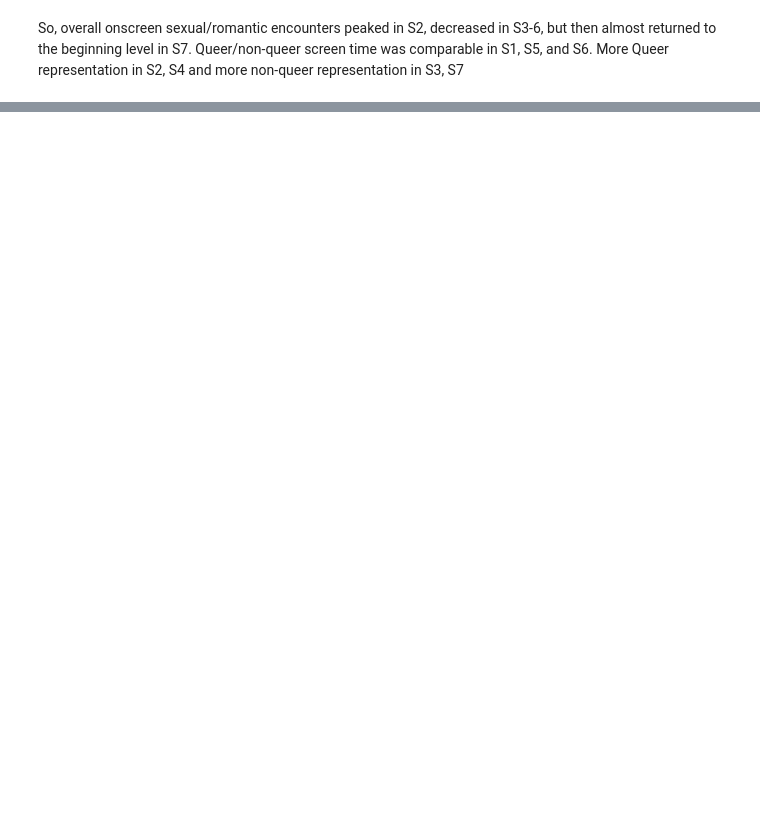
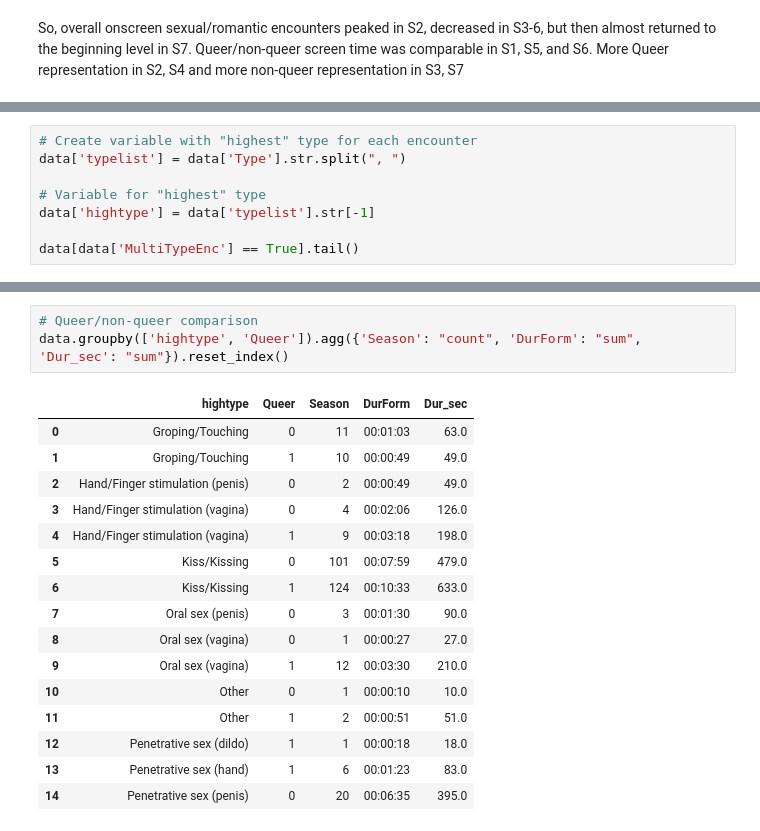
Before and after one commit to GaytaScience/OITNB, a Jupyter notebook: Analysis/explore.ipynb, the cells around one changed output, grey strips where cells are left out. Drawn from its saved outputs; the diff is of its cells as text; blank space fills up the shorter version.

```diff
--- a/Analysis/explore.ipynb
+++ b/Analysis/explore.ipynb
@@ -228,0 +370,8 @@ So, overall onscreen sexual/romantic encounters peaked in S2, decreased in S3-6,
+# %%
+# Create variable with "highest" type for each encounter
+data['typelist'] = data['Type'].str.split(", ")
+
+# Variable for "highest" type
+data['hightype'] = data['typelist'].str[-1]
+
+data[data['MultiTypeEnc'] == True].tail()
@@ -228,0 +386,20 @@ So, overall onscreen sexual/romantic encounters peaked in S2, decreased in S3-6,
+# %%
+# Queer/non-queer comparison
+data.groupby(['hightype', 'Queer']).agg({'Season': "count", 'DurForm': "sum", 'Dur_sec': "sum"}).reset_index()
+# %% [output]
+|  | hightype | Queer | Season | DurForm | Dur_sec |
+| 0 | Groping/Touching | 0 | 11 | 00:01:03 | 63.0 |
+| 1 | Groping/Touching | 1 | 10 | 00:00:49 | 49.0 |
+| 2 | Hand/Finger stimulation (penis) | 0 | 2 | 00:00:49 | 49.0 |
+| 3 | Hand/Finger stimulation (vagina) | 0 | 4 | 00:02:06 | 126.0 |
+| 4 | Hand/Finger stimulation (vagina) | 1 | 9 | 00:03:18 | 198.0 |
+| 5 | Kiss/Kissing | 0 | 101 | 00:07:59 | 479.0 |
+| 6 | Kiss/Kissing | 1 | 124 | 00:10:33 | 633.0 |
+| 7 | Oral sex (penis) | 0 | 3 | 00:01:30 | 90.0 |
+| 8 | Oral sex (vagina) | 0 | 1 | 00:00:27 | 27.0 |
+| 9 | Oral sex (vagina) | 1 | 12 | 00:03:30 | 210.0 |
+| 10 | Other | 0 | 1 | 00:00:10 | 10.0 |
+| 11 | Other | 1 | 2 | 00:00:51 | 51.0 |
+| 12 | Penetrative sex (dildo) | 1 | 1 | 00:00:18 | 18.0 |
+| 13 | Penetrative sex (hand) | 1 | 6 | 00:01:23 | 83.0 |
+| 14 | Penetrative sex (penis) | 0 | 20 | 00:06:35 | 395.0 |
```
Also changed, not shown: parts of 23 cells of this notebook.
